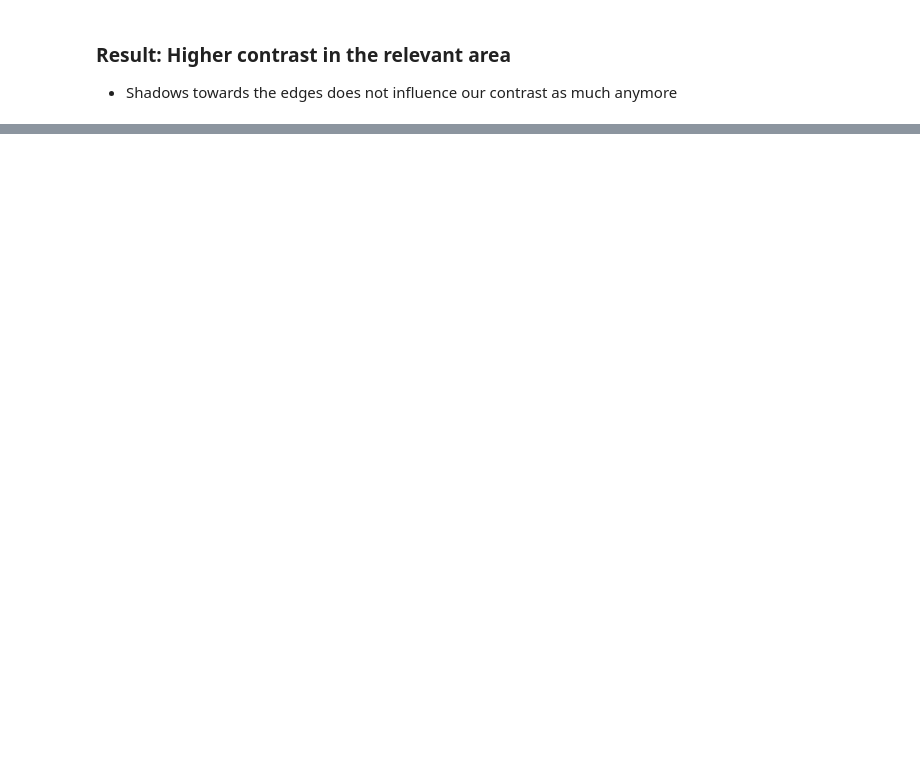
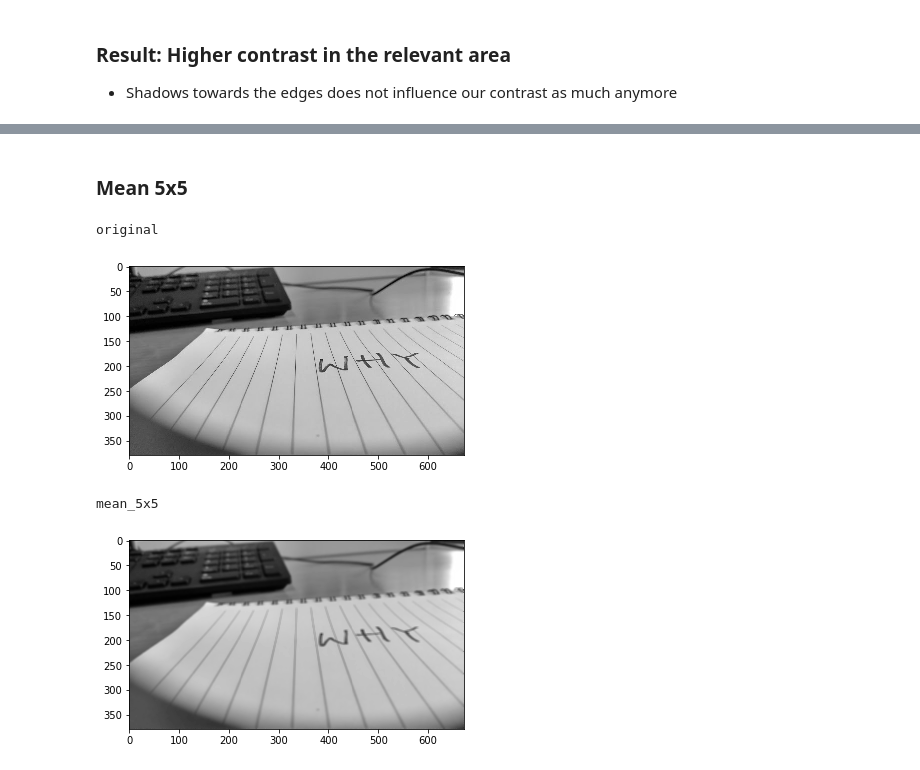
Before and after one commit to frankzl/machine-vision-algorithms, a Jupyter notebook: 02-Image-Enhancement.ipynb, the cells around one changed output, grey strips where cells are left out. Drawn from its saved outputs; the diff is of its cells as text; code cells hidden in the pictures; blank space fills up the shorter version.

```diff
--- a/02-Image-Enhancement.ipynb
+++ b/02-Image-Enhancement.ipynb
@@ -141,0 +213,24 @@ ignore top and bottom vals: 100, 180
+# %% [markdown]
+### Mean 5x5
+# %%
+def get_avg( img, x, y ):
+    suma = 0
+    for i in range(x-2, x+3):
+        for j in range(y-2, y+3):
+            suma += img[i][j]
+    return suma/(5*5)
+
+mean_5x5 = np.array(img_gray)
+for i in range(2, len(mean_5x5) - 2):
+    for j in range(2, len(img[0]) - 2):
+        mean_5x5[i][j] = get_avg( img_gray, i, j )
+
+print("original")
+rd.show_img(img_gray)
+print("mean_5x5")
+rd.show_img(mean_5x5)
+# %% [output]
+original
+[figure, added]
+mean_5x5
+[figure, added]
```
Also changed, not shown: parts of 6 cells of this notebook.
